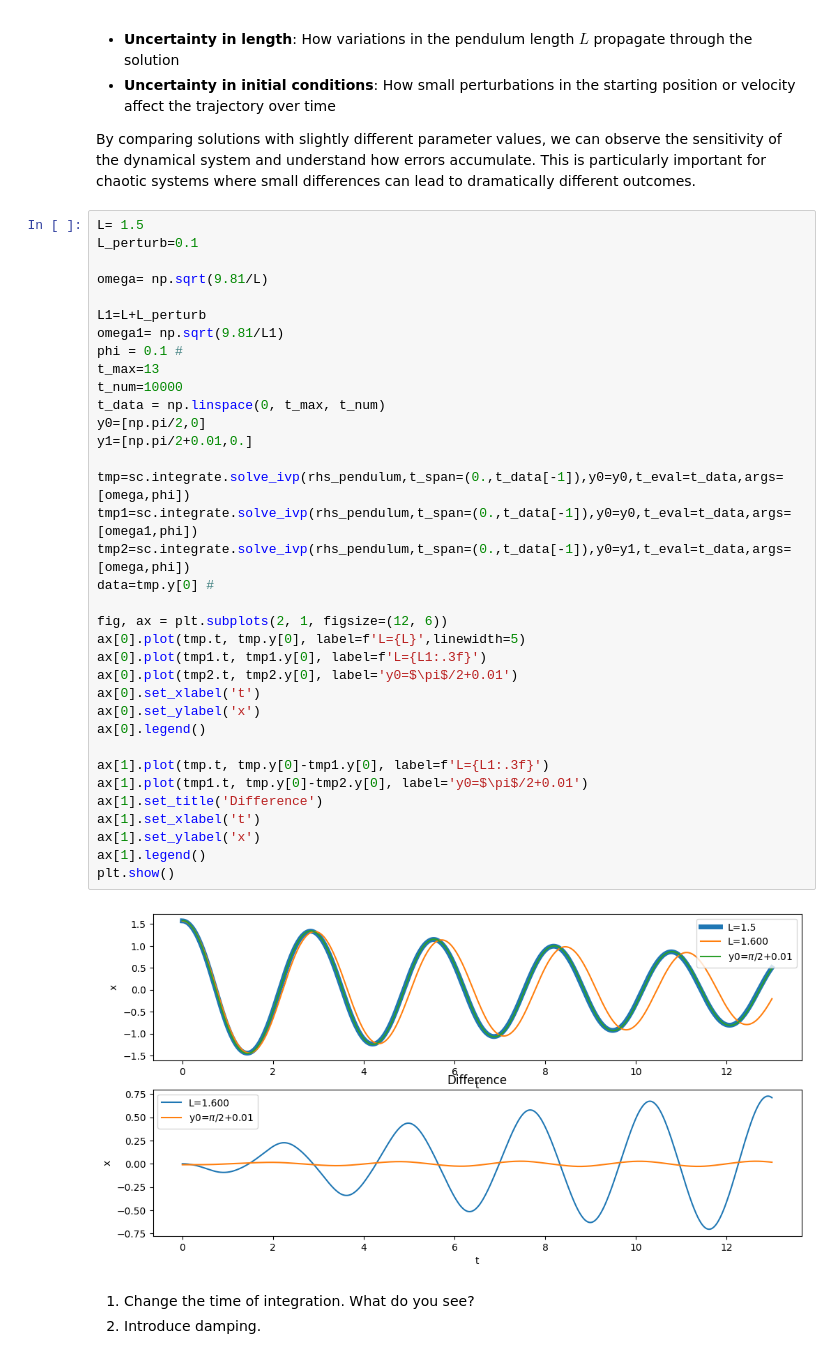
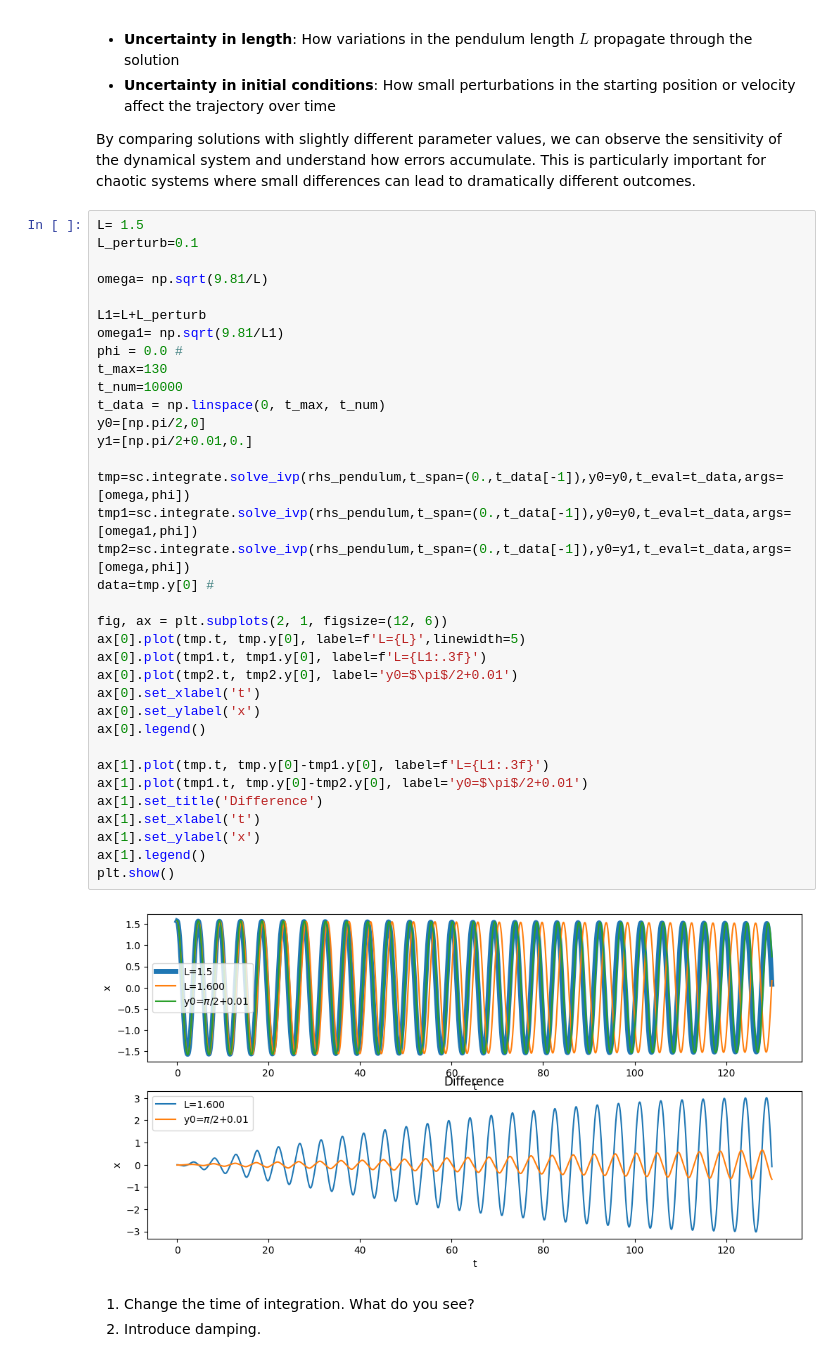
Before and after one commit to vladeviste/mat230, a Jupyter notebook: parameter_uncertainties.ipynb, the cells around one changed output. Saved outputs shown, nothing was run; the diff lists cells and outputs as text.

```diff
--- a/parameter_uncertainties.ipynb
+++ b/parameter_uncertainties.ipynb
@@ -359,36 +359,36 @@ L_perturb=0.1
 omega= np.sqrt(9.81/L)
 
 L1=L+L_perturb
 omega1= np.sqrt(9.81/L1)
-phi = 0.1 #
-t_max=13
+phi = 0.0 #
+t_max=130
 t_num=10000
 t_data = np.linspace(0, t_max, t_num)
 y0=[np.pi/2,0]
 y1=[np.pi/2+0.01,0.]
 
 tmp=sc.integrate.solve_ivp(rhs_pendulum,t_span=(0.,t_data[-1]),y0=y0,t_eval=t_data,args=[omega,phi])
 tmp1=sc.integrate.solve_ivp(rhs_pendulum,t_span=(0.,t_data[-1]),y0=y0,t_eval=t_data,args=[omega1,phi])
 tmp2=sc.integrate.solve_ivp(rhs_pendulum,t_span=(0.,t_data[-1]),y0=y1,t_eval=t_data,args=[omega,phi])
 data=tmp.y[0] #
 
 fig, ax = plt.subplots(2, 1, figsize=(12, 6))
 ax[0].plot(tmp.t, tmp.y[0], label=f'L={L}',linewidth=5)
 ax[0].plot(tmp1.t, tmp1.y[0], label=f'L={L1:.3f}')
 ax[0].plot(tmp2.t, tmp2.y[0], label='y0=$\pi$/2+0.01')
 ax[0].set_xlabel('t')
 ax[0].set_ylabel('x')
 ax[0].legend()
 
 ax[1].plot(tmp.t, tmp.y[0]-tmp1.y[0], label=f'L={L1:.3f}')
 ax[1].plot(tmp1.t, tmp.y[0]-tmp2.y[0], label='y0=$\pi$/2+0.01')
 ax[1].set_title('Difference')
 ax[1].set_xlabel('t')
 ax[1].set_ylabel('x')
 ax[1].legend()
 plt.show()
 # %% [output]
-[figure, old version]
+[figure, new version]
 # %% [markdown]
 1. Change the time of integration. What do you see?
 2. Introduce damping.
```
Also changed, not shown: parts of 7 cells of this notebook.
